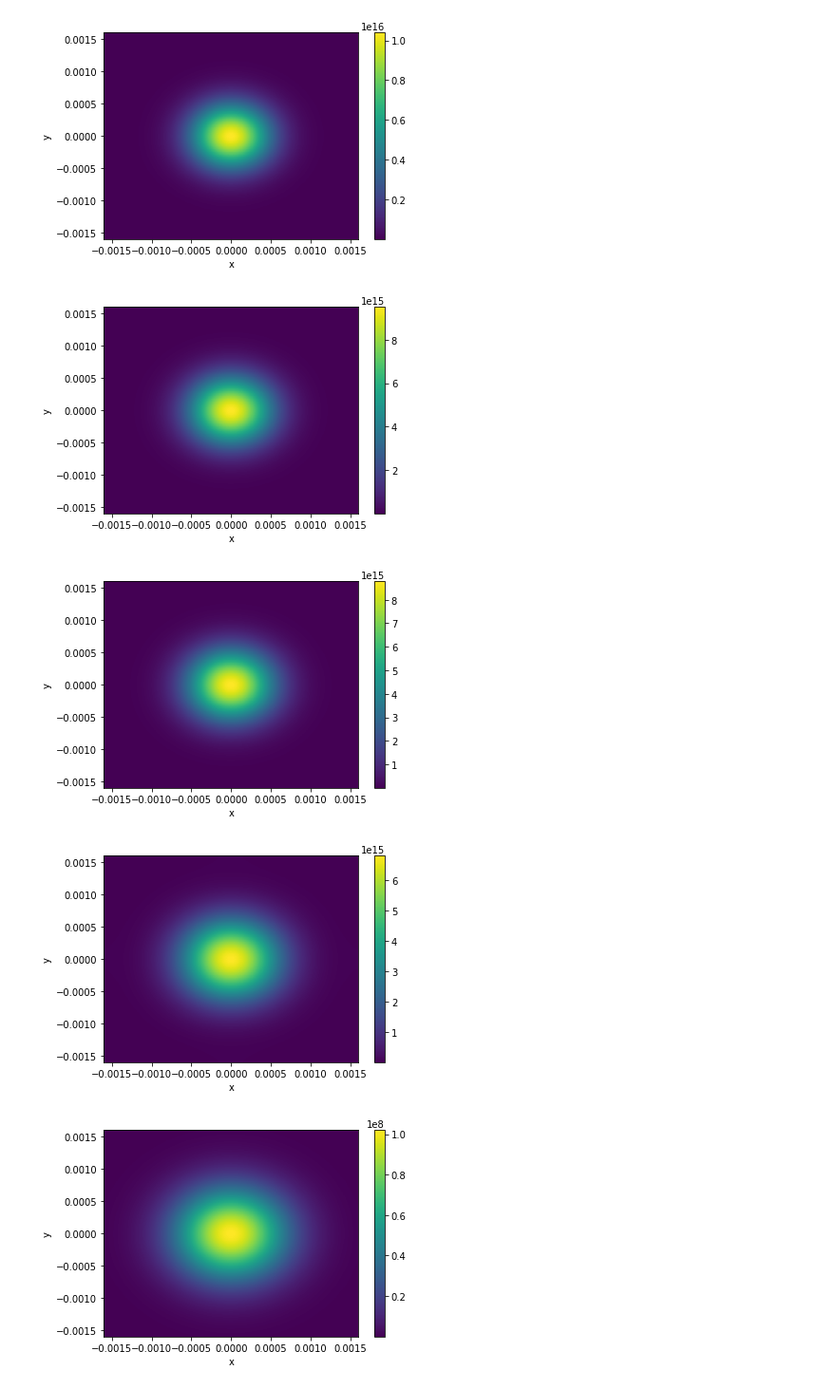
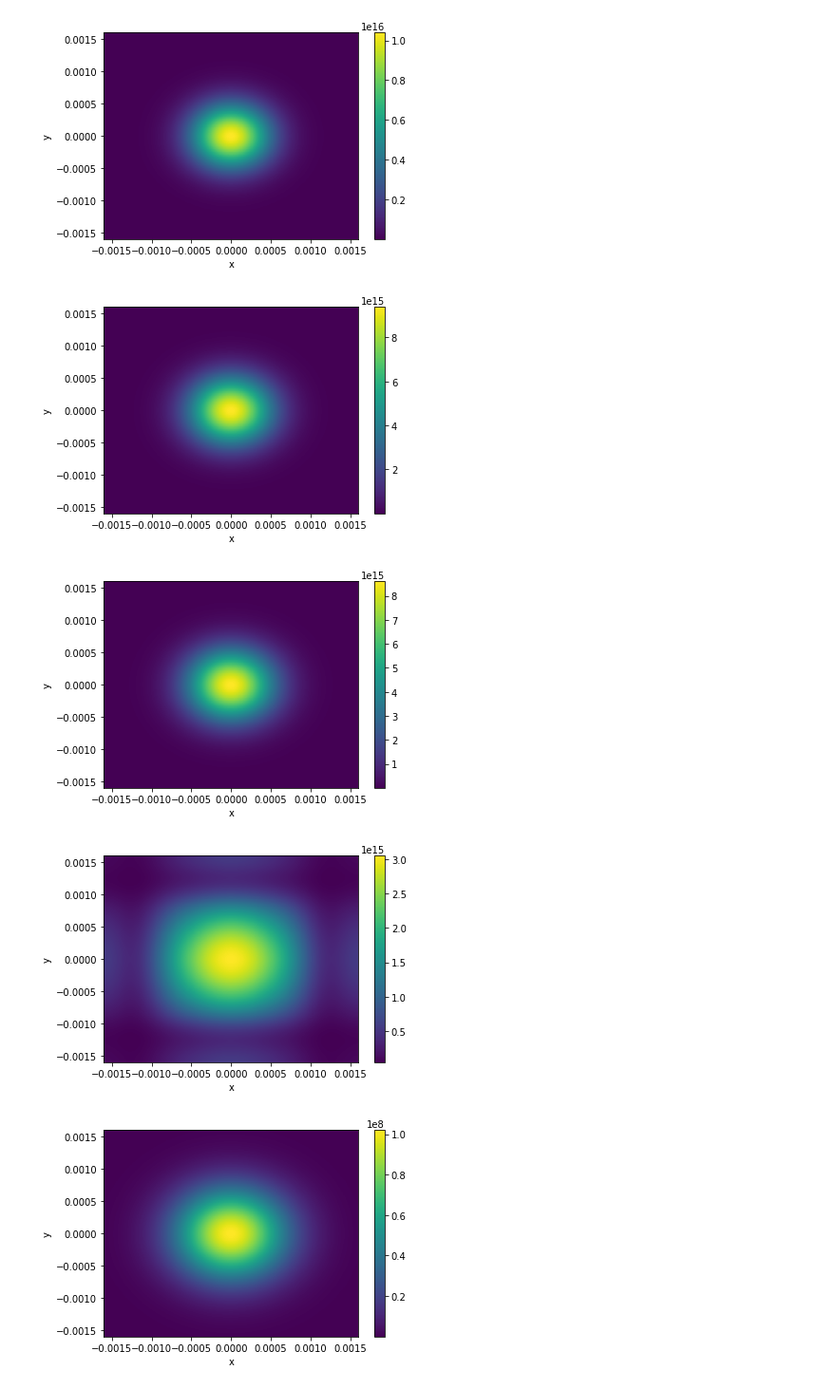
Before and after one commit to kimhong-chao/Project-PHY571, a Jupyter notebook: Design/Simul_laser.ipynb, the cells around one changed output. Shown at 95% size. Drawn from its saved outputs; the diff is of its cells as text; code cells hidden in the pictures.

```diff
--- a/Design/Simul_laser.ipynb
+++ b/Design/Simul_laser.ipynb
@@ -133,37 +133,37 @@ x0 = [0., 0.]
 gauss = Gaussian(w0, AMP, x0)
 
 Lx = 1600*1e-6
 Nx = 256
 Ly = 1600*1e-6
 Ny = 256
-Lz = 1.4
-Nz = 512
+Lz = 3.0
+Nz = 1024
 
 init_f = gauss
 
 laser = propagate(Lx, Nx, Ly, Ny, Lz, Nz, k, K, init_f, non_f)
 laser.evolution()
 
 #for i in range(25):
 #    fig, ax = plt.subplots()
 #    mesh = ax.pcolormesh(Pro.x, Pro.y, Pro.matrix[i*10])
 #    ax.set_xlabel('x')
 #    ax.set_ylabel('y')
 #    plt.colorbar(mesh, ax=ax)
 #    fig.show()
 
 for i in [0, 219, 303, Nz-1]:
     fig, ax = plt.subplots()
     mesh = ax.pcolormesh(laser.x, laser.y, laser.matrix[i])
     ax.set_xlabel('x')
     ax.set_ylabel('y')
     plt.colorbar(mesh, ax=ax)
     fig.show()
 # %% [output]
 [figure]
 [figure]
-[figure, old version]
+[figure, new version]
-[figure, old version]
+[figure, new version]
 # %%
 E = laser.matrix2[0]
 fig, ax = plt.subplots()
```
Also changed, not shown: parts of 7 cells of this notebook, 2 other files.
